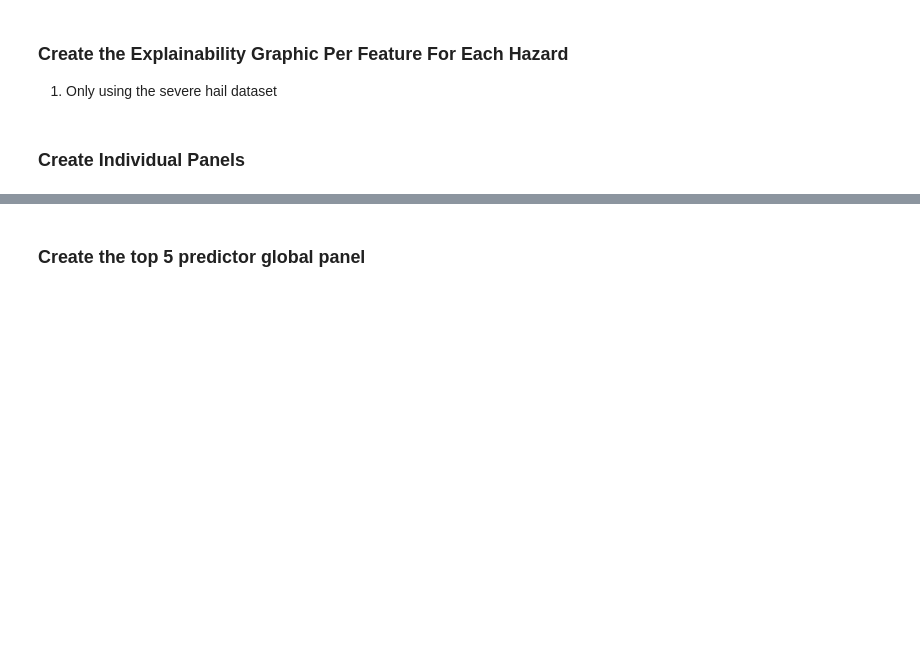
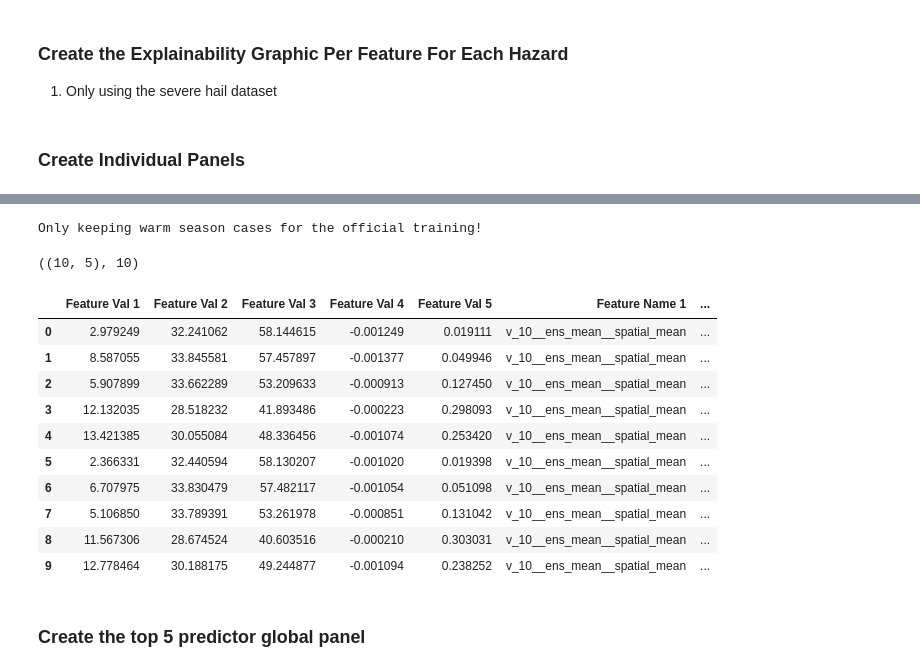
Before and after one commit to NOAA-National-Severe-Storms-Laboratory/frdd-wofs-ml-severe, a Jupyter notebook: wofs_ml_severe/explain/cbwofs_explainability_graphics.ipynb, the cells around one changed output, grey strips where cells are left out. Cells and saved outputs as stored; diff of their text form; code cells hidden in the pictures; blank space fills up the shorter version.

```diff
--- a/wofs_ml_severe/explain/cbwofs_explainability_graphics.ipynb
+++ b/wofs_ml_severe/explain/cbwofs_explainability_graphics.ipynb
@@ -337,2 +290,45 @@ ValueError: Data must be 1-dimensional
+# %%
+X_train, y_train, metadata = load_ml_data('wind_severe_0km',
+                 lead_time = 'first_hour',
+                 mode = None,
+                 baseline=False,
+                 return_only_df=False,
+                 load_reduced=True,
+                 base_path = '/work/mflora/ML_DATA/DATA',
+                )
+# %% [output]
+Only keeping warm season cases for the official training!
+# %%
+top_features = top_preds['wind_severe_0km']
+
+dataframe = X_train.iloc[:10, :]
+
+n_examples = len(dataframe)
+
+top_values = dataframe[top_features].values
+top_features_list = [list(top_features) for _ in range(n_examples)]
+
+val_df = pd.DataFrame(top_values, columns=[f'Feature Val {i+1}' for i in range(5)])
+feature_df = pd.DataFrame(top_features_list, columns=[f'Feature Name {i+1}' for i in range(5)])
+
+total_df = pd.concat([val_df, feature_df], axis=1)
+# %%
+top_values.shape, n_examples
+# %% [output]
+((10, 5), 10)
+# %%
+total_df
+# %% [output]
+|  | Feature Val 1 | Feature Val 2 | Feature Val 3 | Feature Val 4 | Feature Val 5 | Feature Name 1 | ... |
+| 0 | 2.979249 | 32.241062 | 58.144615 | -0.001249 | 0.019111 | v_10__ens_mean__spatial_mean | ... |
+| 1 | 8.587055 | 33.845581 | 57.457897 | -0.001377 | 0.049946 | v_10__ens_mean__spatial_mean | ... |
+| 2 | 5.907899 | 33.662289 | 53.209633 | -0.000913 | 0.127450 | v_10__ens_mean__spatial_mean | ... |
+| 3 | 12.132035 | 28.518232 | 41.893486 | -0.000223 | 0.298093 | v_10__ens_mean__spatial_mean | ... |
+| 4 | 13.421385 | 30.055084 | 48.336456 | -0.001074 | 0.253420 | v_10__ens_mean__spatial_mean | ... |
+| 5 | 2.366331 | 32.440594 | 58.130207 | -0.001020 | 0.019398 | v_10__ens_mean__spatial_mean | ... |
+| 6 | 6.707975 | 33.830479 | 57.482117 | -0.001054 | 0.051098 | v_10__ens_mean__spatial_mean | ... |
+| 7 | 5.106850 | 33.789391 | 53.261978 | -0.000851 | 0.131042 | v_10__ens_mean__spatial_mean | ... |
+| 8 | 11.567306 | 28.674524 | 40.603516 | -0.000210 | 0.303031 | v_10__ens_mean__spatial_mean | ... |
+| 9 | 12.778464 | 30.188175 | 49.244877 | -0.001094 | 0.238252 | v_10__ens_mean__spatial_mean | ... |
 # %% [markdown]
 ### Create the top 5 predictor global panel
```
Also changed, not shown: parts of 10 cells of this notebook, 14 other files.
